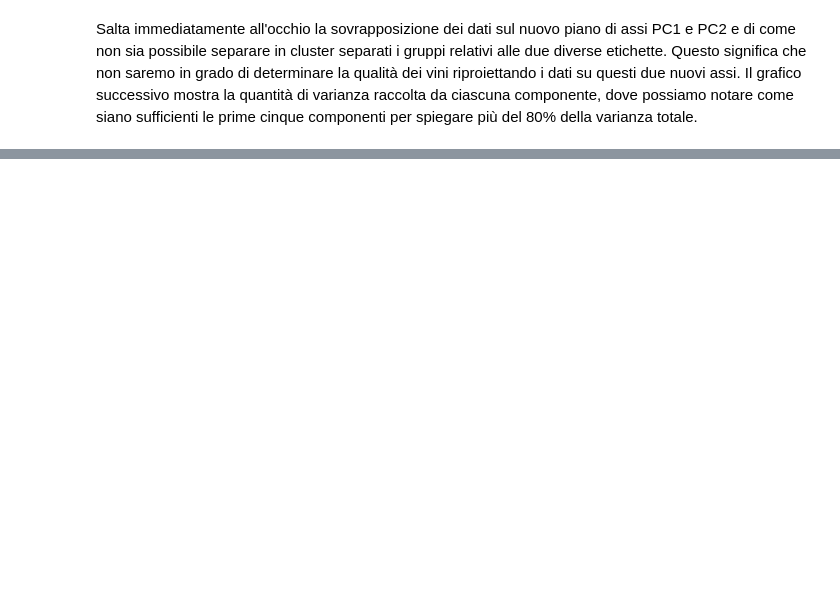
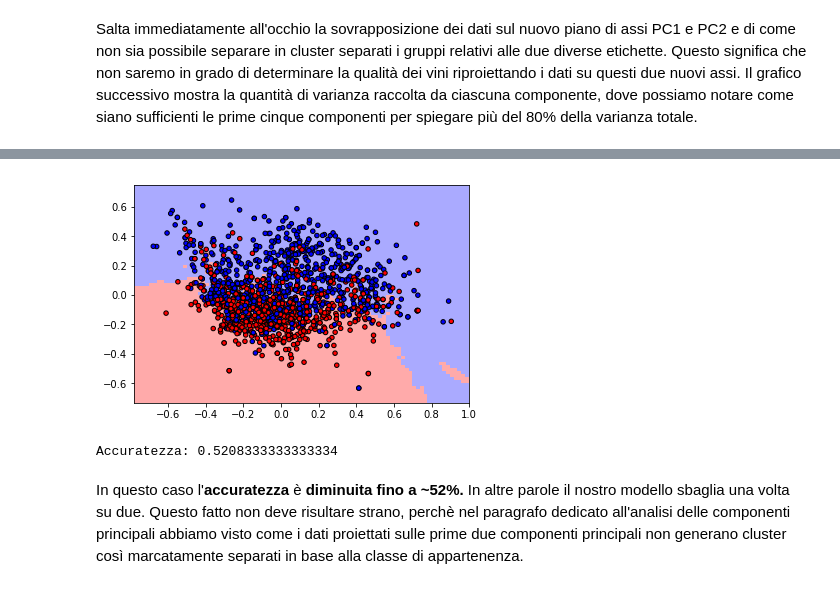
Before and after one commit to Marlowess/data_spaces_tesina, a Jupyter notebook: data_spaces_tesina.ipynb, the cells around one changed output, grey strips where cells are left out. Drawn from its saved outputs; the diff is of its cells as text; code cells hidden in the pictures; blank space fills up the shorter version.

```diff
--- a/data_spaces_tesina.ipynb
+++ b/data_spaces_tesina.ipynb
@@ -287,0 +343,46 @@ print_explained_variance(my_total_pca.explained_variance_ratio_)
+# %%
+from matplotlib.colors import ListedColormap
+import matplotlib.pyplot as plt
+
+h = .02  # step size in the mesh
+
+# Create color maps
+cmap_light = ListedColormap(['#FFAAAA', '#AAFFAA', '#AAAAFF'])
+cmap_bold = ListedColormap(['#FF0000', '#00FF00', '#0000FF'])
+
+y = df['quality'].values
+X = copy.copy(df_norm).drop(columns=['quality']).values
+X = sklearnPCA(n_components = 2).fit_transform(X)
+
+X_train, X_test, y_train, y_test = train_test_split(X, y, test_size=0.3)
+
+clf = KNeighborsClassifier(n_neighbors=15)
+clf.fit(X, y)
+
+x_min, x_max = X[:, 0].min() - 0.10, X[:, 0].max() + 0.10
+y_min, y_max = X[:, 1].min() - 0.10, X[:, 1].max() + 0.10
+xx, yy = np.meshgrid(np.arange(x_min, x_max, h),
+                     np.arange(y_min, y_max, h))
+Z = clf.predict(np.c_[xx.ravel(), yy.ravel()])
+
+# Put the result into a color plot
+Z = Z.reshape(xx.shape)
+plt.figure()
+plt.pcolormesh(xx, yy, Z, cmap=cmap_light)
+
+# Plot also the training points
+plt.scatter(X[:, 0], X[:, 1], c=y, cmap=cmap_bold,
+            edgecolor='k', s=20)
+plt.xlim(xx.min(), xx.max())
+plt.ylim(yy.min(), yy.max())
+#plt.title("3-Class classification (k = %i, weights = '%s')"
+#          % (n_neighbors, weights))
+
+plt.show()
+print("Accuratezza:", metrics.accuracy_score(y_test, y_pred))
+# %% [output]
+[figure, added]
+Accuratezza: 0.5208333333333334
+# %% [markdown]
+In questo caso l'<b>accuratezza</b> è <b>diminuita fino a ~52%.</b>
+In altre parole il nostro modello sbaglia una volta su due. Questo fatto non deve risultare strano, perchè nel paragrafo dedicato all'analisi delle componenti principali abbiamo visto come i dati proiettati sulle prime due componenti principali non generano cluster così marcatamente separati in base alla classe di appartenenza.
```
Also changed, not shown: parts of 8 cells of this notebook.
